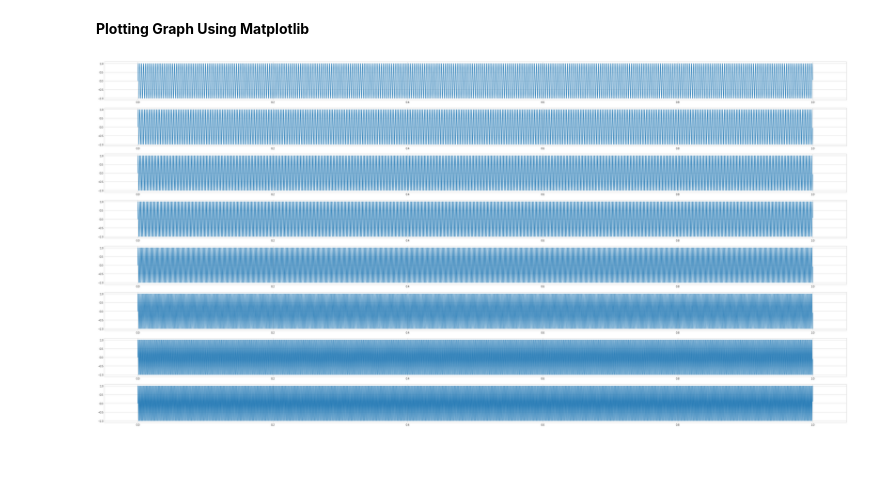
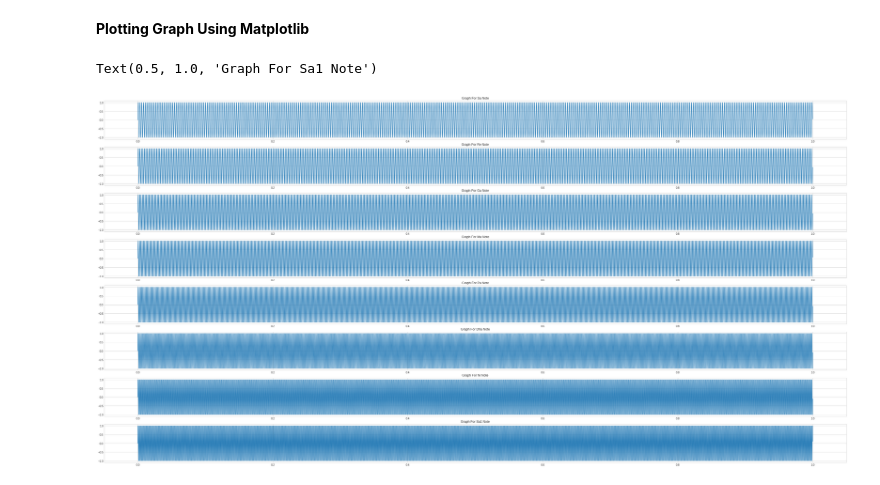
Before and after one commit to Raihan-J/Data-Compression-And-Encryption, a Jupyter notebook: Exp-5 Audio Compression/Saregama.ipynb, the cells around one changed output. Saved outputs shown, nothing was run; the diff lists cells and outputs as text; code cells hidden in the pictures; blank space fills up the shorter version.

```diff
--- a/Exp-5 Audio Compression/Saregama.ipynb
+++ b/Exp-5 Audio Compression/Saregama.ipynb
@@ -88,31 +73,40 @@ wavio.write("saregama.wav", s2, fs, scale=None,sampwidth=3)
 # %%
 %matplotlib inline
 plt.style.use('seaborn-whitegrid')
 
 plt.figure(figsize=(50,25))
 
 plt.subplot(8, 1, 1)
 plt.plot(t, Sa_note);
+plt.gca().set_title('Graph For Sa Note')
 
 plt.subplot(8, 1, 2)
 plt.plot(t, Re_note);
+plt.gca().set_title('Graph For Re Note')
 
 plt.subplot(8, 1, 3)
 plt.plot(t, Ga_note);
+plt.gca().set_title('Graph For Ga Note')
 
 plt.subplot(8, 1, 4)
 plt.plot(t, Ma_note);
+plt.gca().set_title('Graph For Ma Note')
 
 plt.subplot(8, 1, 5)
 plt.plot(t, Pa_note);
+plt.gca().set_title('Graph For Pa Note')
 
 plt.subplot(8, 1, 6)
 plt.plot(t, Dha_note);
+plt.gca().set_title('Graph For Dha Note')
 
 plt.subplot(8, 1, 7)
 plt.plot(t, Ni_note);
+plt.gca().set_title('Graph For Ni Note')
 
 plt.subplot(8, 1, 8)
 plt.plot(t, Sa1_note);
+plt.gca().set_title('Graph For Sa1 Note')
 # %% [output]
+Text(0.5, 1.0, 'Graph For Sa1 Note')
-[figure, old version]
+[figure, new version]
```
Also changed, not shown: parts of 1 cell of this notebook.
